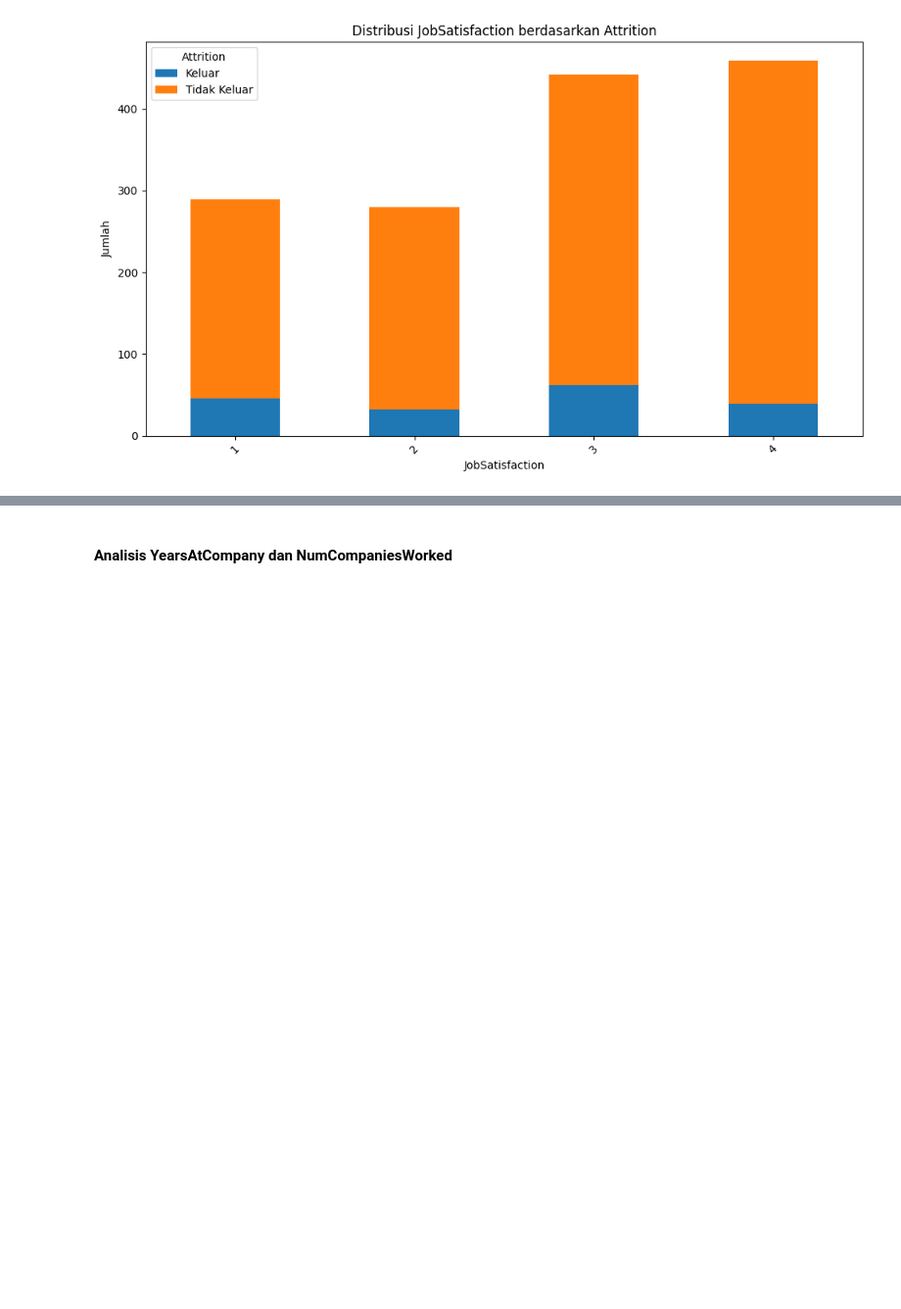
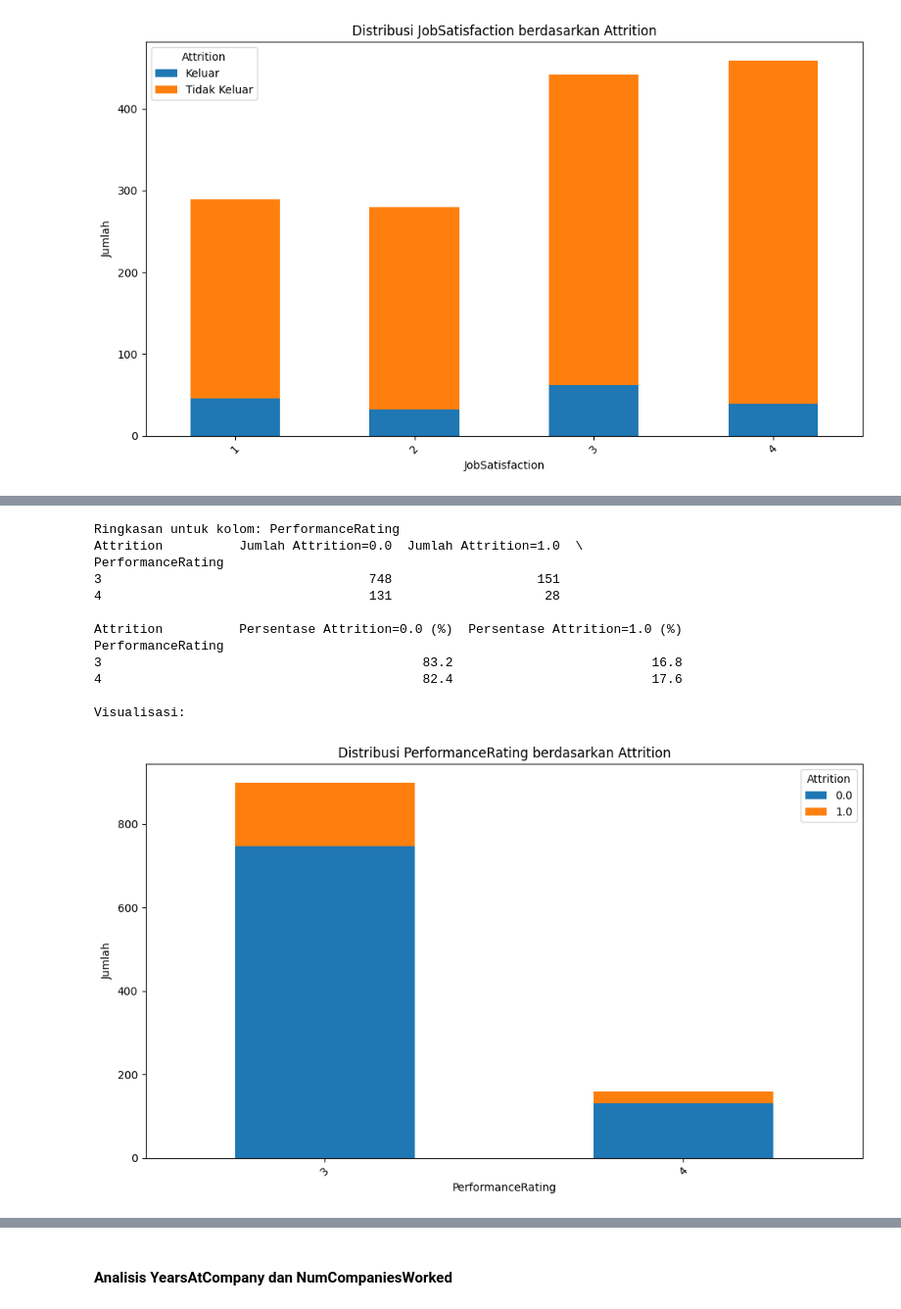
Before and after one commit to alouvre/BPDS_DicodingSubmission_Proyek_Pertama_Dashboard_HR, a Jupyter notebook: BPDS_Submission_Proyek_Pertama.ipynb, the cells around one changed output, grey strips where cells are left out. Shown at 98% size. Saved outputs shown, nothing was run; the diff lists cells and outputs as text; code cells hidden in the pictures; blank space fills up the shorter version.

```diff
--- a/BPDS_Submission_Proyek_Pertama.ipynb
+++ b/BPDS_Submission_Proyek_Pertama.ipynb
@@ -659,0 +882,16 @@ Visualisasi:
+# %%
+plot_kategori_bivariate(df_employee_eda, x='PerformanceRating', hue='Attrition')
+# %% [output]
+Ringkasan untuk kolom: PerformanceRating
+Attrition          Jumlah Attrition=0.0  Jumlah Attrition=1.0  \
+PerformanceRating
+3                                   748                   151
+4                                   131                    28
+
+Attrition          Persentase Attrition=0.0 (%)  Persentase Attrition=1.0 (%)
+PerformanceRating
+3                                          83.2                          16.8
+4                                          82.4                          17.6
+
+Visualisasi:
+[figure, added]
```
Also changed, not shown: parts of 47 cells of this notebook.
